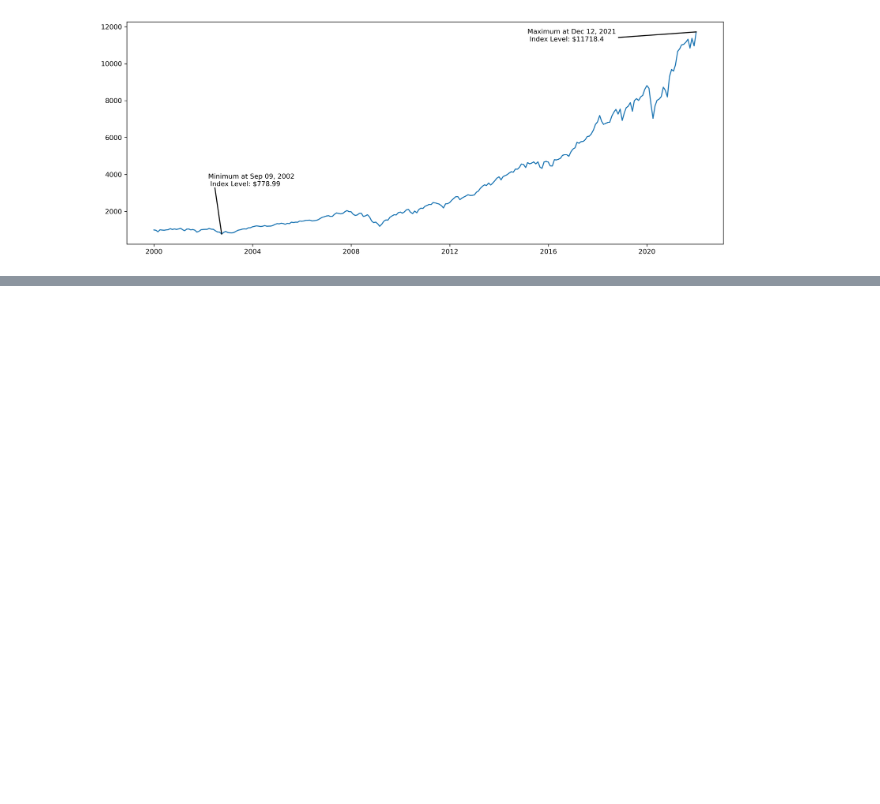
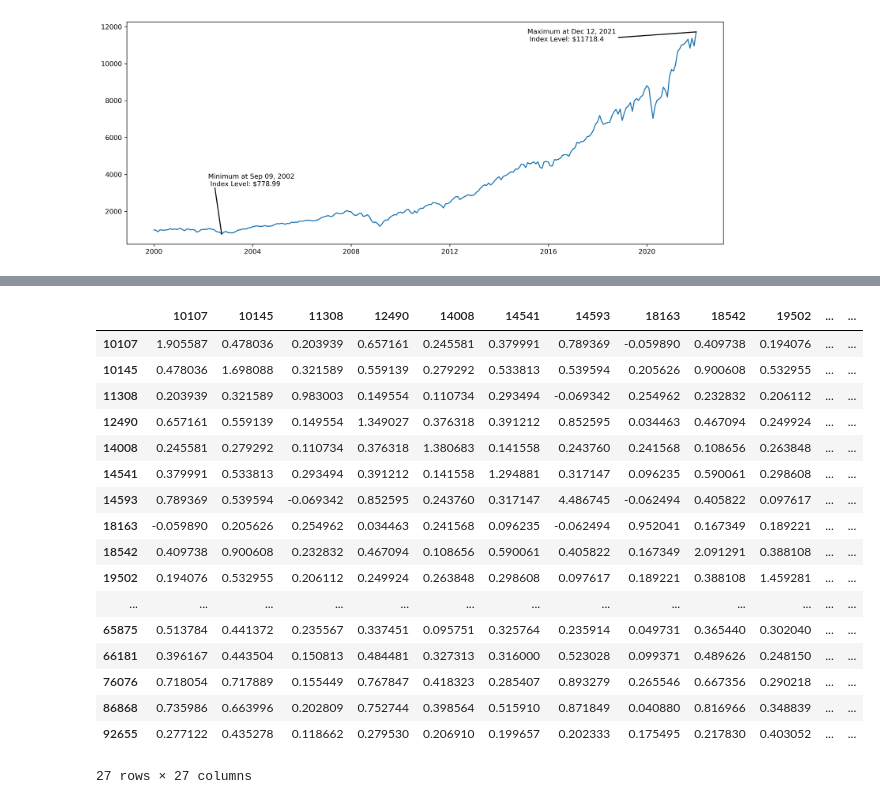
Before and after one commit to uWaterloo-CFM/CFM-301, a Jupyter notebook: Assignment 1/Data Assignment 1.ipynb, the cells around one changed output, grey strips where cells are left out. Saved outputs shown, nothing was run; the diff lists cells and outputs as text; code cells hidden in the pictures; blank space fills up the shorter version.

```diff
--- a/Assignment 1/Data Assignment 1.ipynb
+++ b/Assignment 1/Data Assignment 1.ipynb
@@ -267,0 +301,21 @@ index_df
+# %%
+S
+# %% [output]
+|  | 10107 | 10145 | 11308 | 12490 | 14008 | 14541 | 14593 | 18163 | 18542 | 19502 | ... | ... |
+| 10107 | 1.905587 | 0.478036 | 0.203939 | 0.657161 | 0.245581 | 0.379991 | 0.789369 | -0.059890 | 0.409738 | 0.194076 | ... | ... |
+| 10145 | 0.478036 | 1.698088 | 0.321589 | 0.559139 | 0.279292 | 0.533813 | 0.539594 | 0.205626 | 0.900608 | 0.532955 | ... | ... |
+| 11308 | 0.203939 | 0.321589 | 0.983003 | 0.149554 | 0.110734 | 0.293494 | -0.069342 | 0.254962 | 0.232832 | 0.206112 | ... | ... |
+| 12490 | 0.657161 | 0.559139 | 0.149554 | 1.349027 | 0.376318 | 0.391212 | 0.852595 | 0.034463 | 0.467094 | 0.249924 | ... | ... |
+| 14008 | 0.245581 | 0.279292 | 0.110734 | 0.376318 | 1.380683 | 0.141558 | 0.243760 | 0.241568 | 0.108656 | 0.263848 | ... | ... |
+| 14541 | 0.379991 | 0.533813 | 0.293494 | 0.391212 | 0.141558 | 1.294881 | 0.317147 | 0.096235 | 0.590061 | 0.298608 | ... | ... |
+| 14593 | 0.789369 | 0.539594 | -0.069342 | 0.852595 | 0.243760 | 0.317147 | 4.486745 | -0.062494 | 0.405822 | 0.097617 | ... | ... |
+| 18163 | -0.059890 | 0.205626 | 0.254962 | 0.034463 | 0.241568 | 0.096235 | -0.062494 | 0.952041 | 0.167349 | 0.189221 | ... | ... |
+| 18542 | 0.409738 | 0.900608 | 0.232832 | 0.467094 | 0.108656 | 0.590061 | 0.405822 | 0.167349 | 2.091291 | 0.388108 | ... | ... |
+| 19502 | 0.194076 | 0.532955 | 0.206112 | 0.249924 | 0.263848 | 0.298608 | 0.097617 | 0.189221 | 0.388108 | 1.459281 | ... | ... |
+| ... | ... | ... | ... | ... | ... | ... | ... | ... | ... | ... | ... | ... |
+| 65875 | 0.513784 | 0.441372 | 0.235567 | 0.337451 | 0.095751 | 0.325764 | 0.235914 | 0.049731 | 0.365440 | 0.302040 | ... | ... |
+| 66181 | 0.396167 | 0.443504 | 0.150813 | 0.484481 | 0.327313 | 0.316000 | 0.523028 | 0.099371 | 0.489626 | 0.248150 | ... | ... |
+| 76076 | 0.718054 | 0.717889 | 0.155449 | 0.767847 | 0.418323 | 0.285407 | 0.893279 | 0.265546 | 0.667356 | 0.290218 | ... | ... |
+| 86868 | 0.735986 | 0.663996 | 0.202809 | 0.752744 | 0.398564 | 0.515910 | 0.871849 | 0.040880 | 0.816966 | 0.348839 | ... | ... |
+| 92655 | 0.277122 | 0.435278 | 0.118662 | 0.279530 | 0.206910 | 0.199657 | 0.202333 | 0.175495 | 0.217830 | 0.403052 | ... | ... |
+27 rows × 27 columns
```
Also changed, not shown: parts of 16 cells of this notebook, 4 other files.
